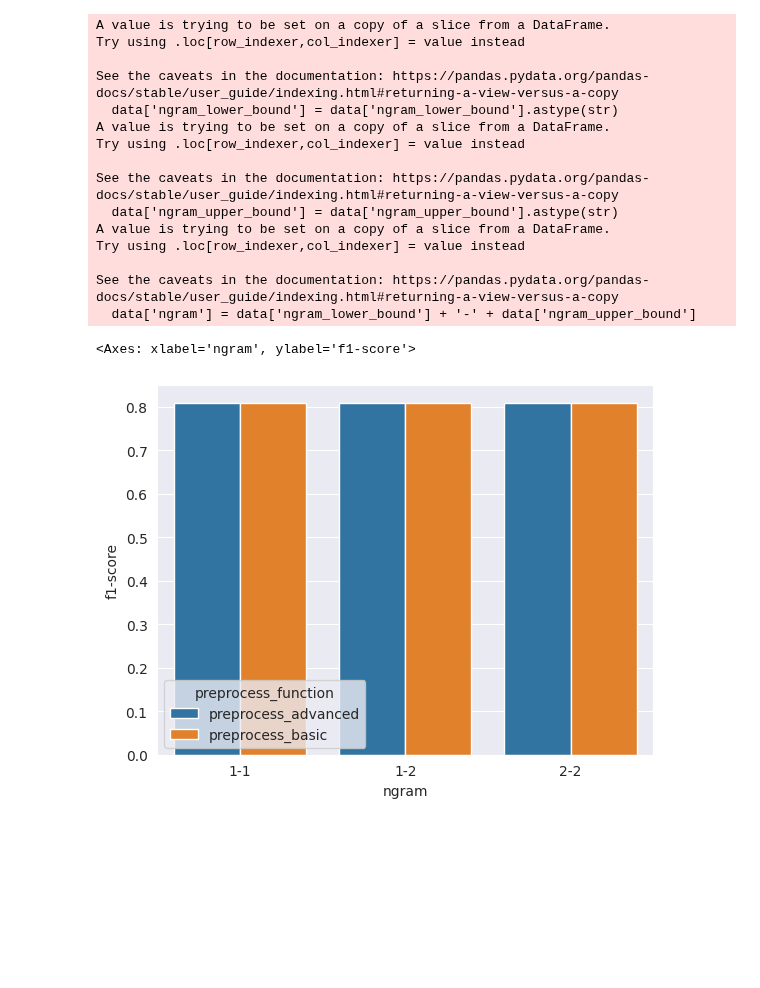
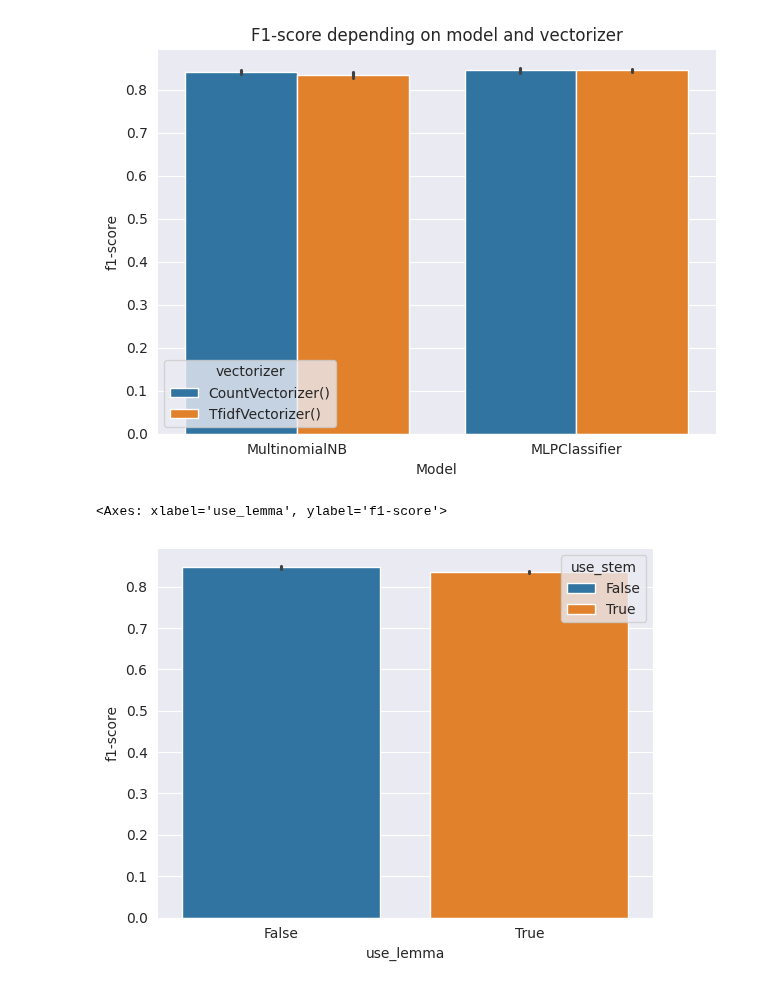
Before and after one commit to erikrubinov/nlp_project, a Jupyter notebook: src/eval_reports_2.ipynb, the cells around one changed output. Cells and saved outputs as stored; diff of their text form; code cells hidden in the pictures; blank space fills up the shorter version.

```diff
--- a/src/eval_reports_2.ipynb
+++ b/src/eval_reports_2.ipynb
@@ -80,24 +60,17 @@ plt.xticks(rotation=45)
-# %%
-# merge ngram_lower_bound and ngram_upper_bound into one column
-data['ngram_lower_bound'] = data['ngram_lower_bound'].astype(str)
-data['ngram_upper_bound'] = data['ngram_upper_bound'].astype(str)
-data['ngram'] = data['ngram_lower_bound'] + '-' + data['ngram_upper_bound']
-sns.barplot(x='ngram', y='f1-score', hue="preprocess_function", data=data)
-# %% [output]
-A value is trying to be set on a copy of a slice from a DataFrame.
-Try using .loc[row_indexer,col_indexer] = value instead
-
-See the caveats in the documentation: https://pandas.pydata.org/pandas-docs/stable/user_guide/indexing.html#returning-a-view-versus-a-copy
-  data['ngram_lower_bound'] = data['ngram_lower_bound'].astype(str)
-A value is trying to be set on a copy of a slice from a DataFrame.
-Try using .loc[row_indexer,col_indexer] = value instead
-
-See the caveats in the documentation: https://pandas.pydata.org/pandas-docs/stable/user_guide/indexing.html#returning-a-view-versus-a-copy
-  data['ngram_upper_bound'] = data['ngram_upper_bound'].astype(str)
-A value is trying to be set on a copy of a slice from a DataFrame.
-Try using .loc[row_indexer,col_indexer] = value instead
-
-See the caveats in the documentation: https://pandas.pydata.org/pandas-docs/stable/user_guide/indexing.html#returning-a-view-versus-a-copy
-  data['ngram'] = data['ngram_lower_bound'] + '-' + data['ngram_upper_bound']
-<Axes: xlabel='ngram', ylabel='f1-score'>
-[figure, removed]
+# %%
+sns.barplot(x='classifier', y='f1-score', hue="vectorizer", data=data)
+# set x-axis label to model
+plt.xlabel("Model")
+# set title
+plt.title("F1-score depending on model and vectorizer")
+# fit tight
+plt.tight_layout()
+# save fig
+plt.savefig('../reports/figures/01/f1_score_model_vectorizer.png')
+# %% [output]
+[figure, added]
+# %%
+sns.barplot(x='use_lemma', y='f1-score', hue="use_stem", data=data)
+# %% [output]
+<Axes: xlabel='use_lemma', ylabel='f1-score'>
+[figure, added]
```
Also changed, not shown: parts of 10 cells of this notebook, 4 other files.
